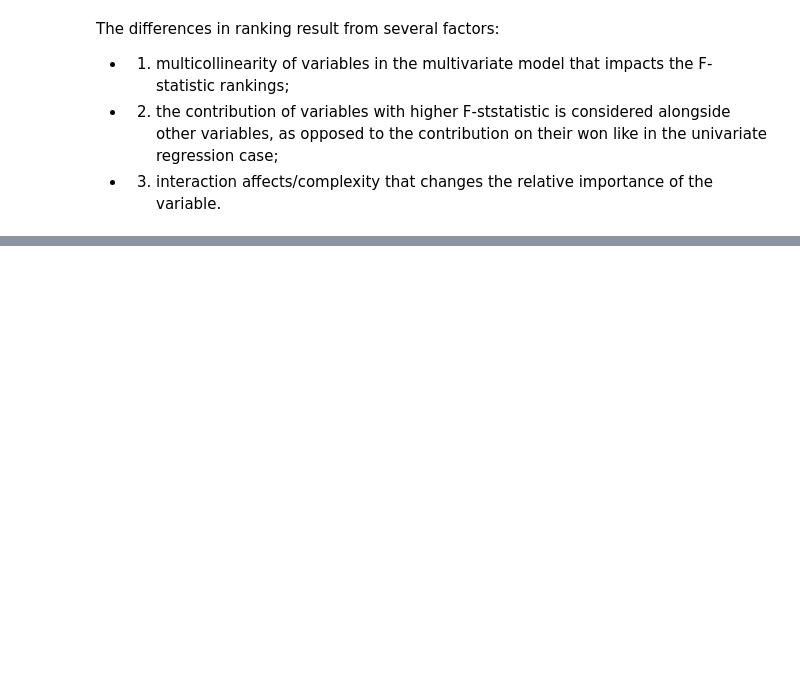
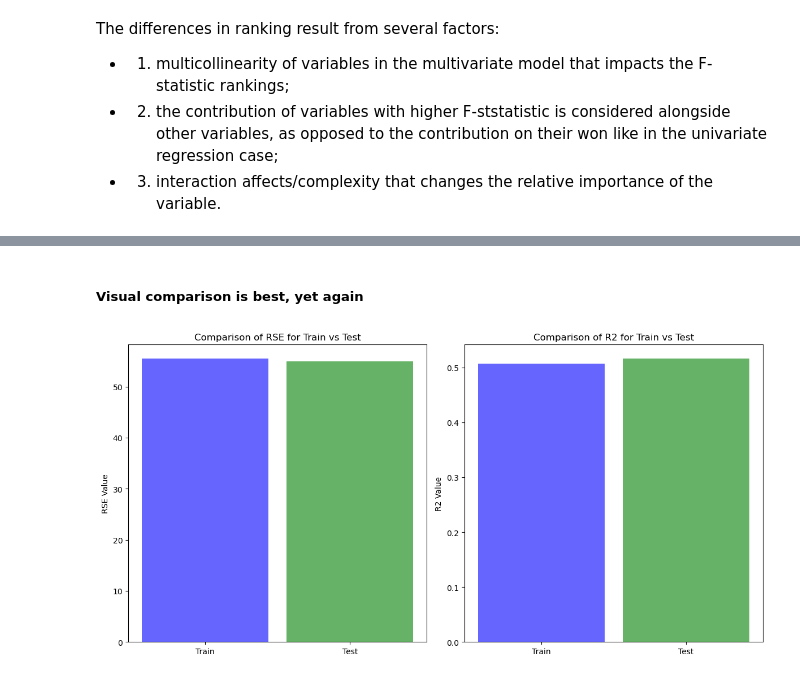
Before and after one commit to vaseninaa/math-and-ai-primer, a Jupyter notebook: weekly-projects/week2/Homework 2 Part 1.ipynb, the cells around one changed output, grey strips where cells are left out. Drawn from its saved outputs; the diff is of its cells as text; code cells hidden in the pictures; blank space fills up the shorter version.

```diff
--- a/weekly-projects/week2/Homework 2 Part 1.ipynb
+++ b/weekly-projects/week2/Homework 2 Part 1.ipynb
@@ -331,0 +577,35 @@ The differences in ranking result from several factors:
+# %% [markdown]
+##### Visual comparison is best, yet again
+# %%
+metrics_train_rse = metrics_train['RSE'][0]
+metrics_train_r2 = metrics_train['R2'][0]
+
+metrics_test_rse = metrics_test['RSE'][0]
+metrics_test_r2 = metrics_test['R2'][0]
+
+# Set positions for the bars
+positions = [0.3, 0.7]  # Two positions: RSE and R2
+
+# Set the width of the bars
+bar_width = 0.35
+
+# Create a bar plot for RSE
+fig, (ax1, ax2) = plt.subplots(1, 2, figsize=(12, 6))
+
+ax1.bar(positions, [metrics_train_rse, metrics_test_rse], width=bar_width, color=['b', 'g'], alpha=0.6)
+ax1.set_xticks(positions)
+ax1.set_xticklabels(['Train', 'Test'])
+ax1.set_title('Comparison of RSE for Train vs Test')
+ax1.set_ylabel('RSE Value')
+
+# Create a bar plot for R2
+ax2.bar(positions, [metrics_train_r2, metrics_test_r2], width=bar_width, color=['b', 'g'], alpha=0.6)
+ax2.set_xticks(positions)
+ax2.set_xticklabels(['Train', 'Test'])
+ax2.set_title('Comparison of R2 for Train vs Test')
+ax2.set_ylabel('R2 Value')
+
+plt.tight_layout()
+plt.show()
+# %% [output]
+[figure, added]
```
Also changed, not shown: parts of 8 cells of this notebook, 1 other file.
